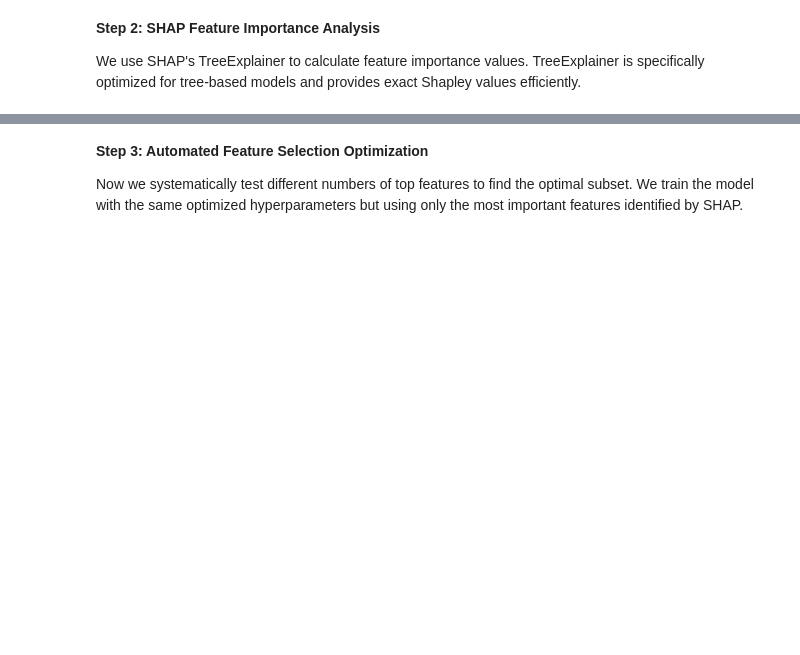
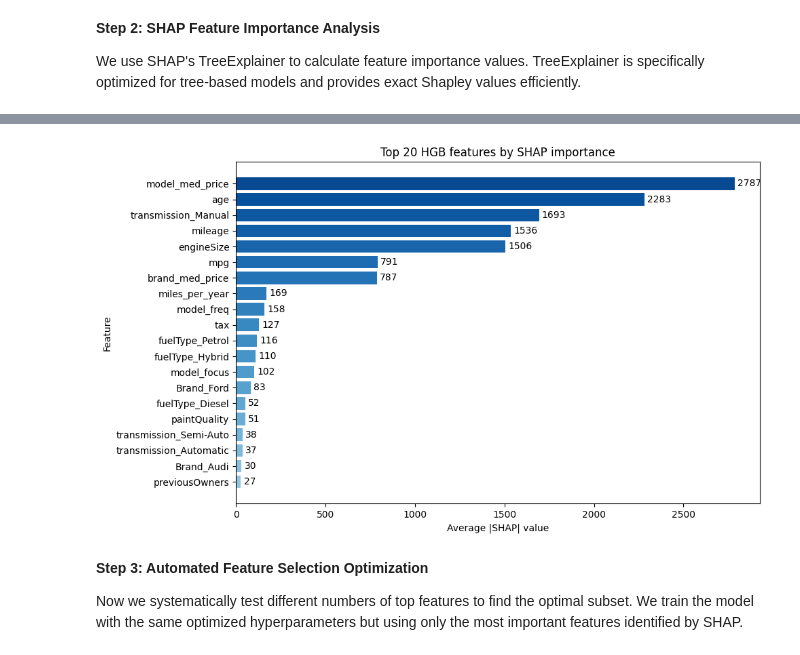
Before and after one commit to janThier/MDSAA-machine-learning, a Jupyter notebook: main_notebook.ipynb, the cells around one changed output, grey strips where cells are left out. Saved outputs shown, nothing was run; the diff lists cells and outputs as text; code cells hidden in the pictures; blank space fills up the shorter version.

Commit message:
Fix RMSE, Add SHAP bar plots for HGB and RF, Add RF baseline, SHAP importance, Add SHAP bar plots, Add ElasticNet RFECV wrapper

```diff
--- a/main_notebook.ipynb
+++ b/main_notebook.ipynb
@@ -875,3 +1066,19 @@ print(shap_importance_df.head(20).to_string(index=False))
+# %%
+top_k = 20
+top_df = shap_importance_df.head(top_k).iloc[::-1]
+
+fig, ax = plt.subplots(figsize=(10, 6))
+bars = ax.barh(top_df["feature"], top_df["importance"],
+               color=plt.cm.Blues(np.linspace(0.4, 0.9, len(top_df))))
+
+ax.set_xlabel("Average |SHAP| value")
+ax.set_ylabel("Feature")
+ax.set_title(f"Top {top_k} HGB features by SHAP importance")
+ax.bar_label(bars, fmt="%.0f", padding=3)
+plt.tight_layout()
+plt.show()
+# %% [output]
+[figure, added]
 # %% [markdown]
 **Step 3: Automated Feature Selection Optimization**
 
```
Also changed, not shown: parts of 30 cells of this notebook.
